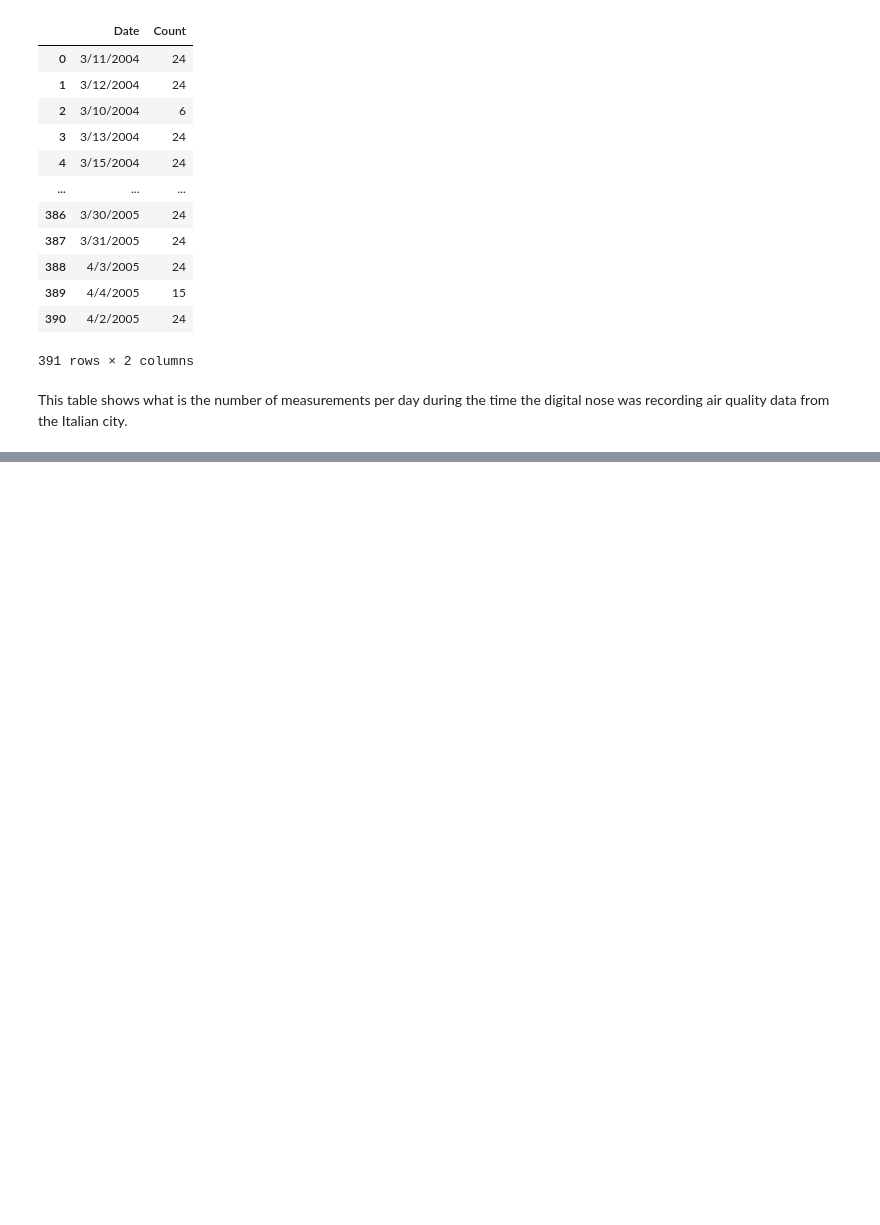
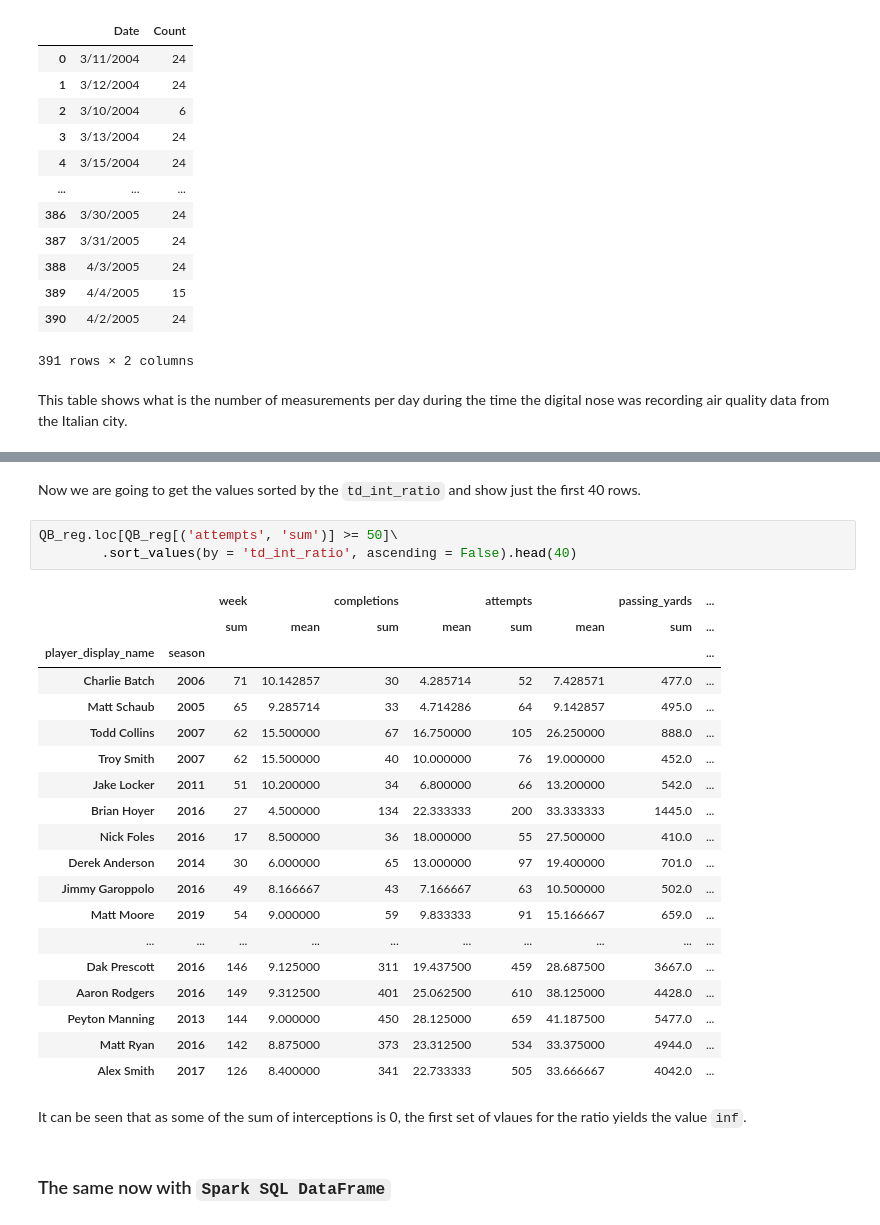
Before and after one commit to YefridC09/ST-554_Big_data_analysis, a Jupyter notebook: Project_2/Project2_Yefrid_Cordoba.ipynb, the cells around one changed output, grey strips where cells are left out. Saved outputs shown, nothing was run; the diff lists cells and outputs as text; blank space fills up the shorter version.

Commit message:
Completed pandas on spark part II

```diff
--- a/Project_2/Project2_Yefrid_Cordoba.ipynb
+++ b/Project_2/Project2_Yefrid_Cordoba.ipynb
@@ -259,0 +383,29 @@ This table shows what is the number of measurements per day during the time the
+# %% [markdown]
+Now we are going to get the values sorted by the `td_int_ratio` and show just the first 40 rows.
+# %%
+QB_reg.loc[QB_reg[('attempts', 'sum')] >= 50]\
+        .sort_values(by = 'td_int_ratio', ascending = False).head(40)
+# %% [output]
+|  |  | week |  | completions |  | attempts |  | passing_yards | ... |
+|  |  | sum | mean | sum | mean | sum | mean | sum | ... |
+| player_display_name | season |  |  |  |  |  |  |  | ... |
+| Charlie Batch | 2006 | 71 | 10.142857 | 30 | 4.285714 | 52 | 7.428571 | 477.0 | ... |
+| Matt Schaub | 2005 | 65 | 9.285714 | 33 | 4.714286 | 64 | 9.142857 | 495.0 | ... |
+| Todd Collins | 2007 | 62 | 15.500000 | 67 | 16.750000 | 105 | 26.250000 | 888.0 | ... |
+| Troy Smith | 2007 | 62 | 15.500000 | 40 | 10.000000 | 76 | 19.000000 | 452.0 | ... |
+| Jake Locker | 2011 | 51 | 10.200000 | 34 | 6.800000 | 66 | 13.200000 | 542.0 | ... |
+| Brian Hoyer | 2016 | 27 | 4.500000 | 134 | 22.333333 | 200 | 33.333333 | 1445.0 | ... |
+| Nick Foles | 2016 | 17 | 8.500000 | 36 | 18.000000 | 55 | 27.500000 | 410.0 | ... |
+| Derek Anderson | 2014 | 30 | 6.000000 | 65 | 13.000000 | 97 | 19.400000 | 701.0 | ... |
+| Jimmy Garoppolo | 2016 | 49 | 8.166667 | 43 | 7.166667 | 63 | 10.500000 | 502.0 | ... |
+| Matt Moore | 2019 | 54 | 9.000000 | 59 | 9.833333 | 91 | 15.166667 | 659.0 | ... |
+| ... | ... | ... | ... | ... | ... | ... | ... | ... | ... |
+| Dak Prescott | 2016 | 146 | 9.125000 | 311 | 19.437500 | 459 | 28.687500 | 3667.0 | ... |
+| Aaron Rodgers | 2016 | 149 | 9.312500 | 401 | 25.062500 | 610 | 38.125000 | 4428.0 | ... |
+| Peyton Manning | 2013 | 144 | 9.000000 | 450 | 28.125000 | 659 | 41.187500 | 5477.0 | ... |
+| Matt Ryan | 2016 | 142 | 8.875000 | 373 | 23.312500 | 534 | 33.375000 | 4944.0 | ... |
+| Alex Smith | 2017 | 126 | 8.400000 | 341 | 22.733333 | 505 | 33.666667 | 4042.0 | ... |
+# %% [markdown]
+It can be seen that as some of the sum of interceptions is 0, the first set of vlaues for the ratio yields the value `inf`.
+# %% [markdown]
+### The same now with `Spark SQL DataFrame`
```
Also changed, not shown: parts of 25 cells of this notebook.
